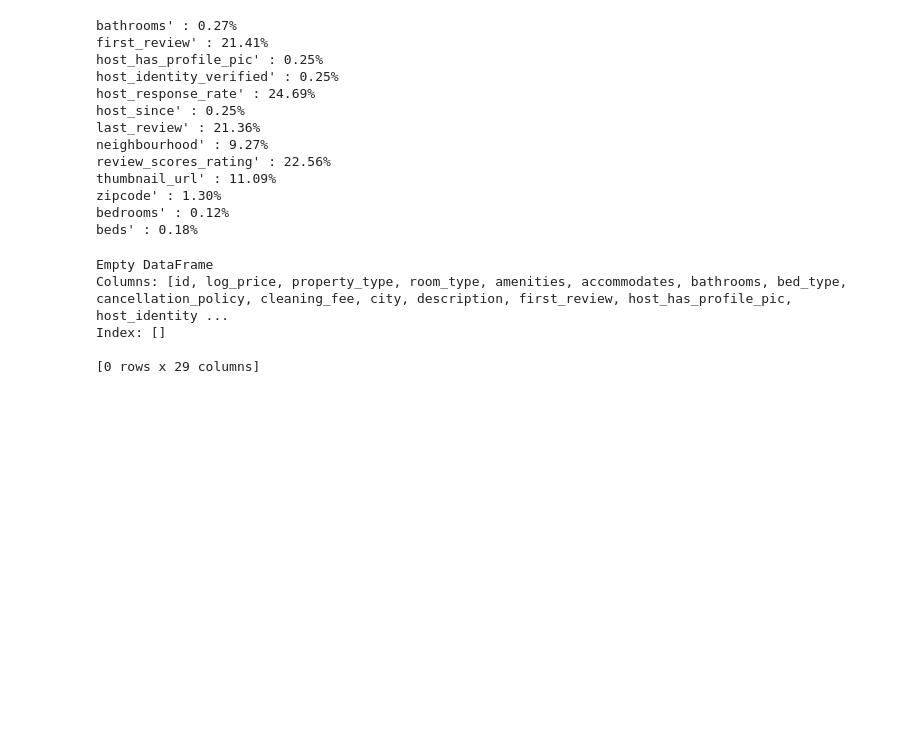
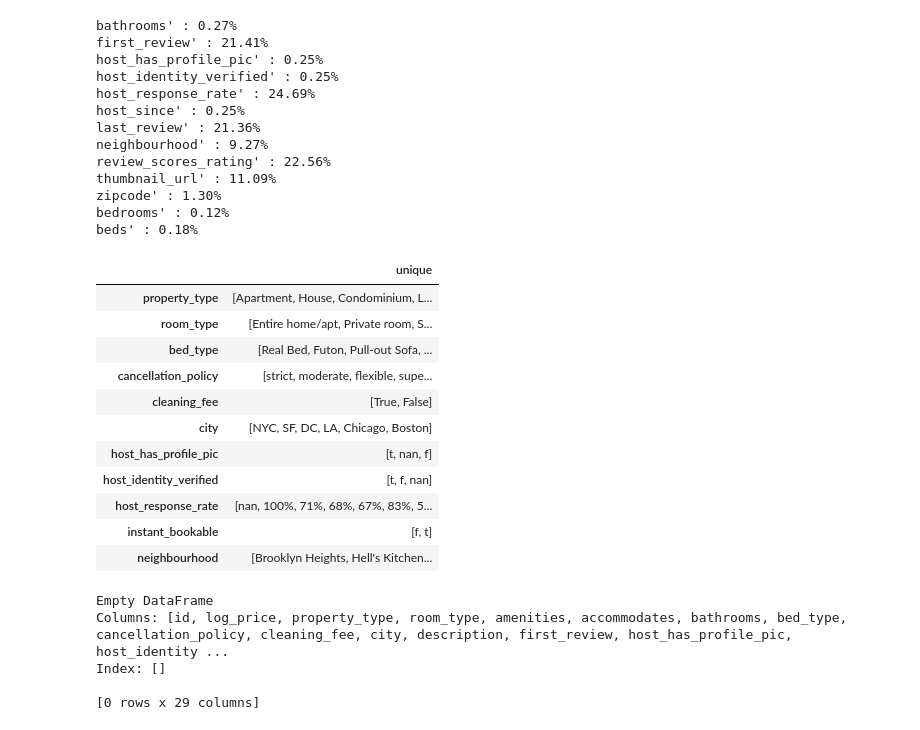
Before and after one commit to semasar/Final-Proje_Airbnb, a Jupyter notebook: data_preproccesing.ipynb, the cells around one changed output. Drawn from its saved outputs; the diff is of its cells as text; code cells hidden in the pictures; blank space fills up the shorter version.

```diff
--- a/data_preproccesing.ipynb
+++ b/data_preproccesing.ipynb
@@ -143,6 +143,24 @@ thumbnail_url' : 11.09%
 zipcode' : 1.30%
 bedrooms' : 0.12%
 beds' : 0.18%
+# %%
+pd.set_option('display.max_colwidth', 0)
+df[['property_type','room_type','bed_type','cancellation_policy',
+      'cleaning_fee','city','host_has_profile_pic','host_identity_verified',
+     'host_response_rate','instant_bookable','neighbourhood']].agg(['unique']).transpose()
+# %% [output]
+|  | unique |
+| property_type | [Apartment, House, Condominium, L... |
+| room_type | [Entire home/apt, Private room, S... |
+| bed_type | [Real Bed, Futon, Pull-out Sofa, ... |
+| cancellation_policy | [strict, moderate, flexible, supe... |
+| cleaning_fee | [True, False] |
+| city | [NYC, SF, DC, LA, Chicago, Boston] |
+| host_has_profile_pic | [t, nan, f] |
+| host_identity_verified | [t, f, nan] |
+| host_response_rate | [nan, 100%, 71%, 68%, 67%, 83%, 5... |
+| instant_bookable | [f, t] |
+| neighbourhood | [Brooklyn Heights, Hell's Kitchen... |
 # %%
 duplicates = df.duplicated(keep=False)
 print(df[duplicates])
```
Also changed, not shown: parts of 14 cells of this notebook.
